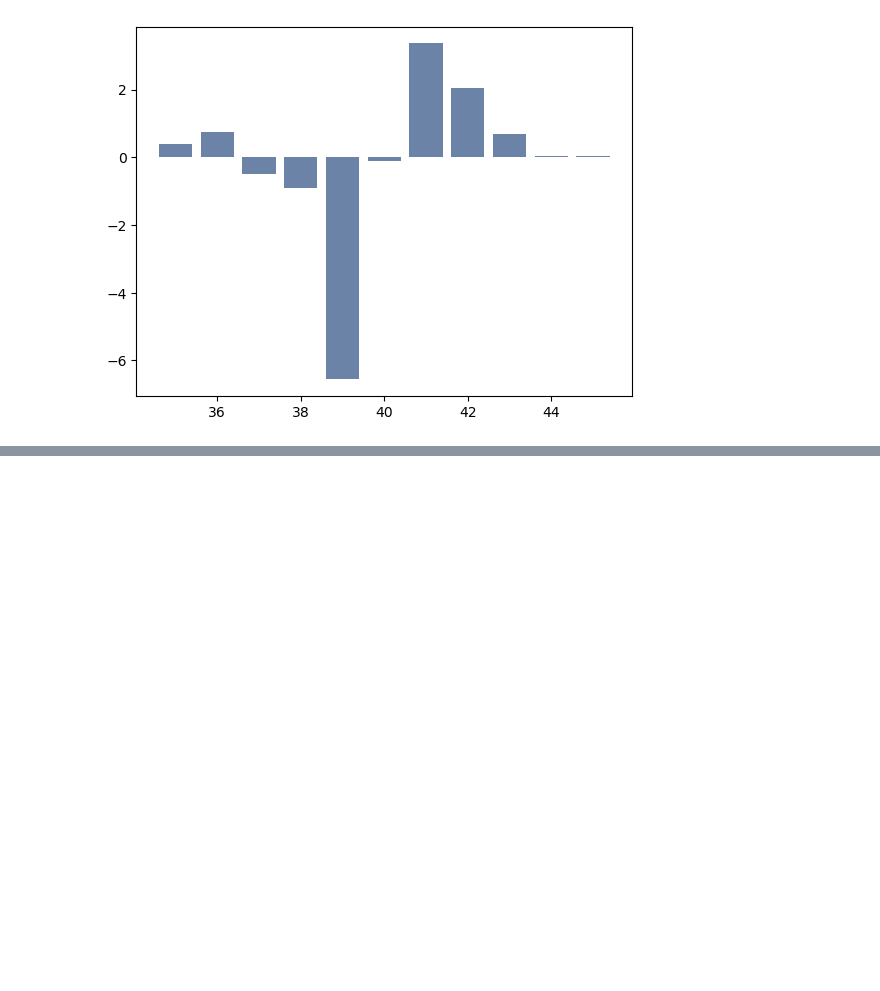
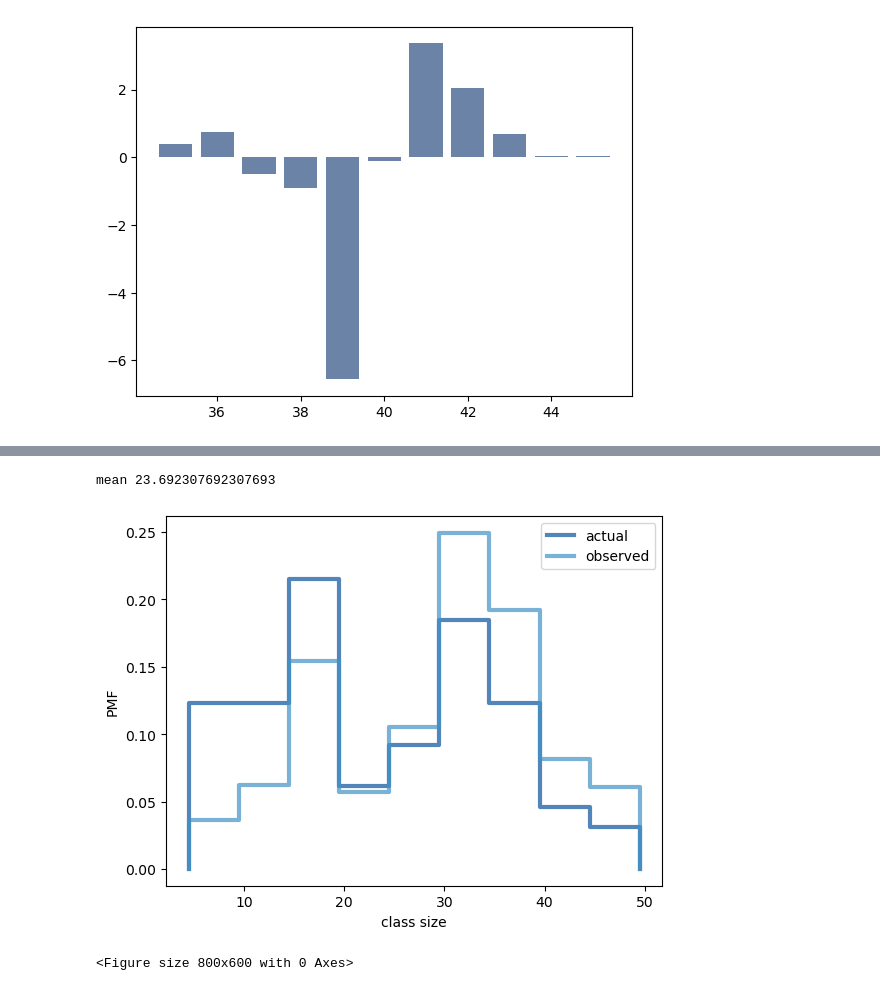
Before and after one commit to akhi08/Thinkstats2_exercise, a Jupyter notebook: Thinkstats/PMF.ipynb, the cells around one changed output, grey strips where cells are left out. Drawn from its saved outputs; the diff is of its cells as text; code cells hidden in the pictures; blank space fills up the shorter version.

Commit message:
Thinkstats Exercise 3

```diff
--- a/Thinkstats/PMF.ipynb
+++ b/Thinkstats/PMF.ipynb
@@ -136,0 +160,22 @@ thinkplot.Bar(weeks, diffs)
+# %%
+d = { 7: 8, 12: 8, 17: 14, 22: 4,
+27: 6, 32: 12, 37: 8, 42: 3, 47: 2 }
+pmf = thinkstats2.Pmf(d, label='actual')
+print('mean', pmf.Mean())
+# %% [output]
+mean 23.692307692307693
+# %%
+def BiasPmf(pmf, label):
+    new_pmf = pmf.Copy(label=label)
+    for x, p in pmf.Items():
+        new_pmf.Mult(x, x)
+        new_pmf.Normalize()
+    return new_pmf
+# %%
+biased_pmf = BiasPmf(pmf, label='observed')
+thinkplot.PrePlot(2)
+thinkplot.Pmfs([pmf, biased_pmf])
+thinkplot.Show(xlabel='class size', ylabel='PMF')
+# %% [output]
+[figure, added]
+<Figure size 800x600 with 0 Axes>
```
Also changed, not shown: parts of 2 cells of this notebook.
